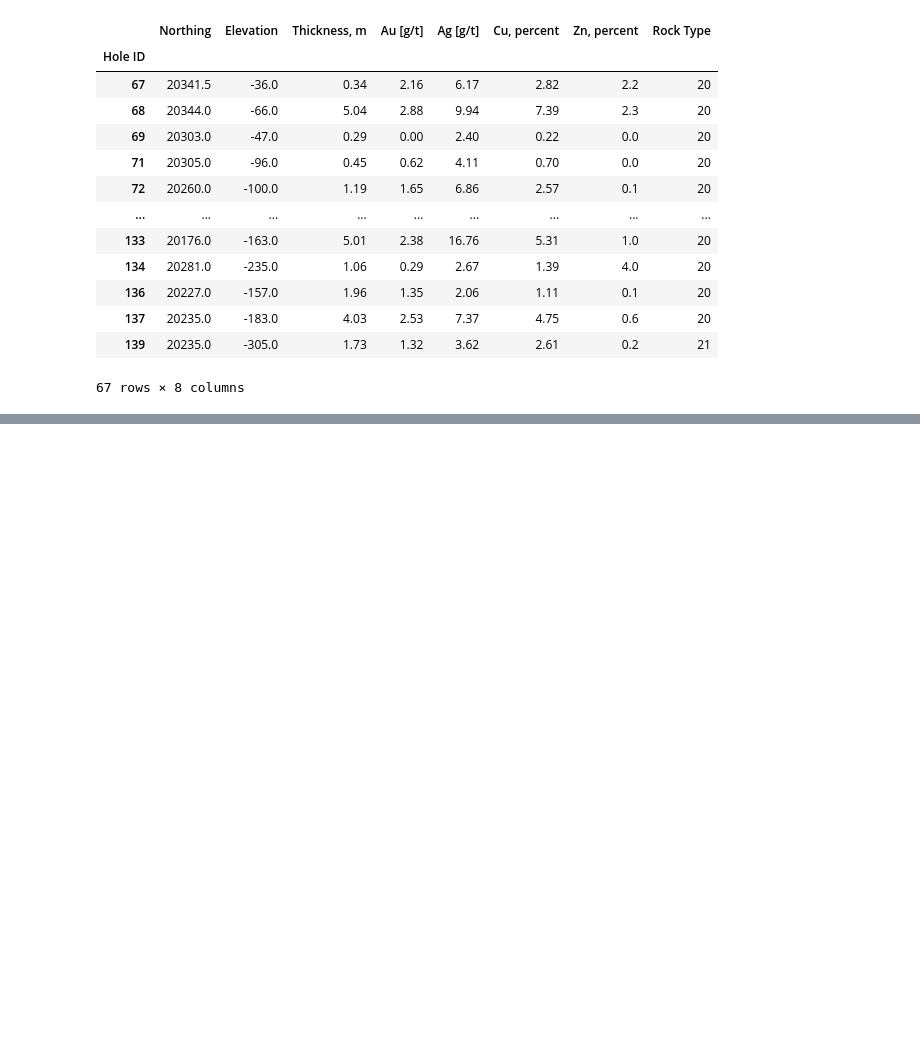
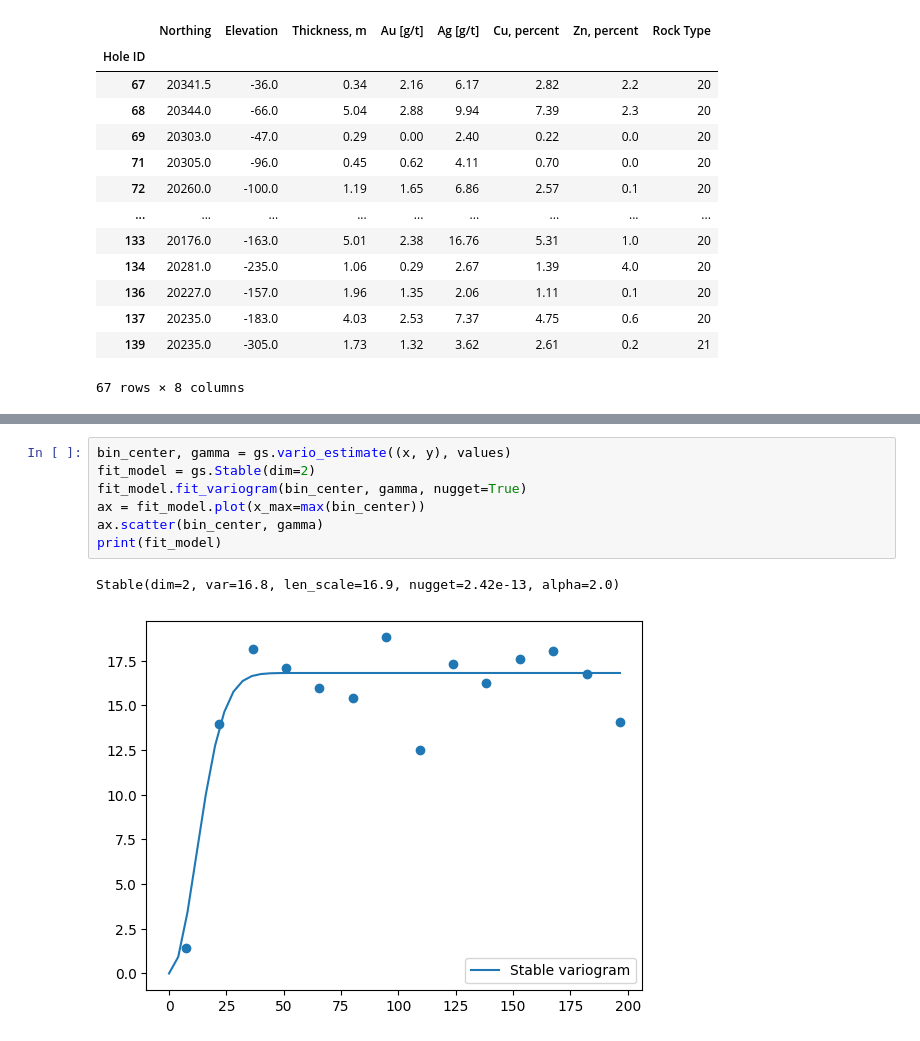
Before and after one commit to AtilaSaraiva/learning_variogram_and_stuff, a Jupyter notebook: src/Assignment 7.ipynb, the cells around one changed output, grey strips where cells are left out. Saved outputs shown, nothing was run; the diff lists cells and outputs as text; blank space fills up the shorter version.

```diff
--- a/src/Assignment 7.ipynb
+++ b/src/Assignment 7.ipynb
@@ -26,0 +113,10 @@ data.scatter(x=["Elevation"], y)
+# %%
+bin_center, gamma = gs.vario_estimate((x, y), values)
+fit_model = gs.Stable(dim=2)
+fit_model.fit_variogram(bin_center, gamma, nugget=True)
+ax = fit_model.plot(x_max=max(bin_center))
+ax.scatter(bin_center, gamma)
+print(fit_model)
+# %% [output]
+Stable(dim=2, var=16.8, len_scale=16.9, nugget=2.42e-13, alpha=2.0)
+[figure, added]
```
Also changed, not shown: parts of 12 cells of this notebook, 1 other file.
